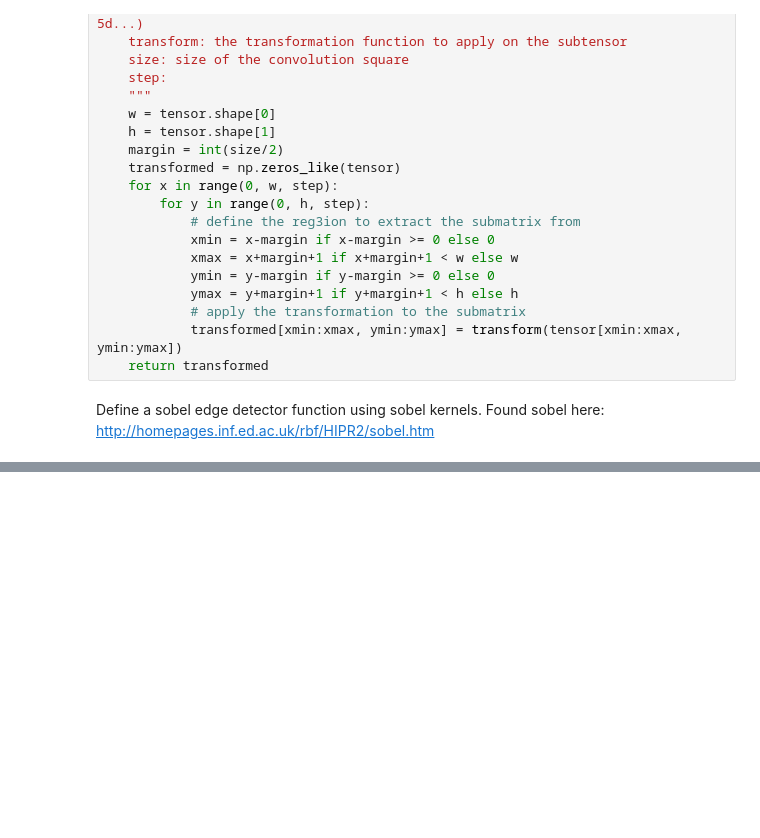
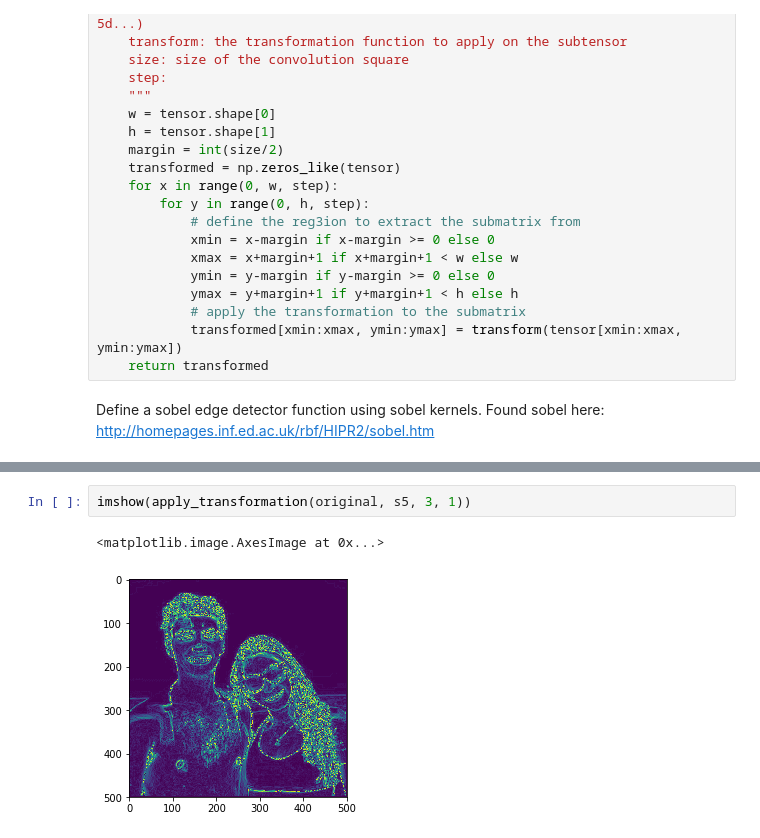
Before and after one commit to SBoulanger/CS180H, a Jupyter notebook: Projects/edge_detection/Edge_Detection.ipynb, the cells around one changed output, grey strips where cells are left out. Cells and saved outputs as stored; diff of their text form; blank space fills up the shorter version.

```diff
--- a/Projects/edge_detection/Edge_Detection.ipynb
+++ b/Projects/edge_detection/Edge_Detection.ipynb
@@ -85,0 +81,5 @@ imshow(transformed)
+# %%
+imshow(apply_transformation(original, s5, 3, 1))
+# %% [output]
+<matplotlib.image.AxesImage at 0x...>
+[figure, added]
```
Also changed, not shown: parts of 8 cells of this notebook.
